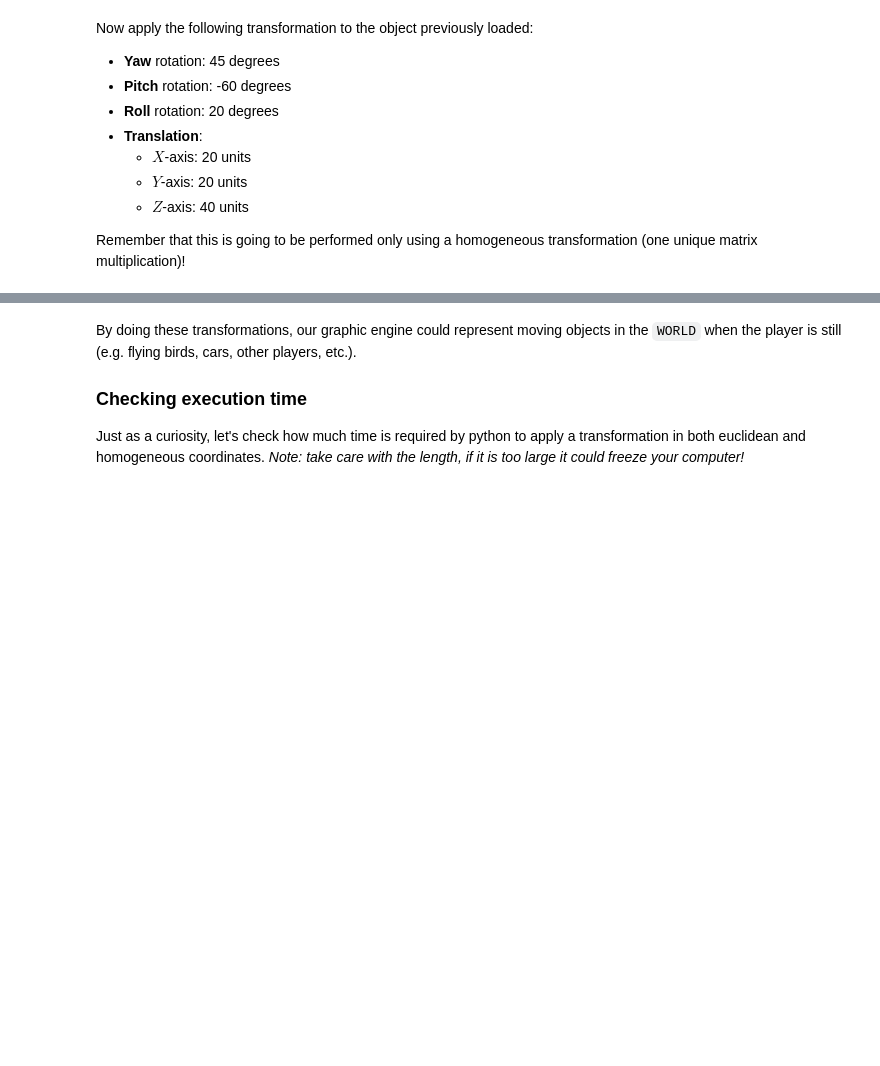
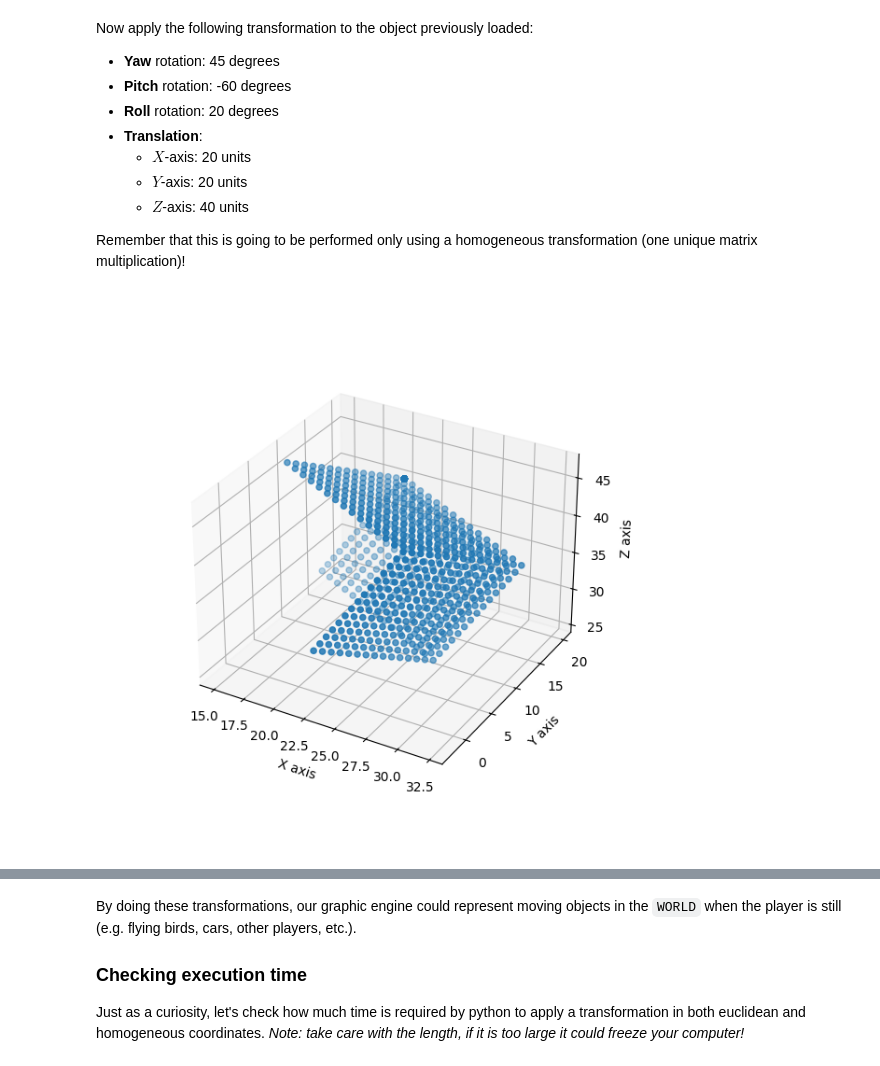
Before and after one commit to tiko717/uma_cv_2024, a Jupyter notebook: Chapter 08. Image Formation/8.2 Mathematical tools. Homogeneous transformations.ipynb, the cells around one changed output, grey strips where cells are left out. Cells and saved outputs as stored; diff of their text form; code cells hidden in the pictures; blank space fills up the shorter version.

```diff
--- a/Chapter 08. Image Formation/8.2 Mathematical tools. Homogeneous transformations.ipynb
+++ b/Chapter 08. Image Formation/8.2 Mathematical tools. Homogeneous transformations.ipynb
@@ -128,25 +131,25 @@ def apply_homogeneous_transformation(data, yaw, pitch, roll, translation):
     # Write your code here!
 
     # Transform to radians
-    yaw = radians(None)
-    pitch = radians(None)
-    roll = radians(None)
+    yaw = radians(yaw)
+    pitch = radians(pitch)
+    roll = radians(roll)
 
     # Construct rotation matrices
-    Rx = np.array(None)
-    Ry = np.array(None)
-    Rz = np.array(None)
+    Rx = np.array([[1,0,0], [0,cos(roll),-sin(roll)], [0,sin(roll),cos(roll)]])
+    Ry = np.array([[cos(pitch),0,sin(pitch)], [0,1,0], [-sin(pitch),0,cos(pitch)]])
+    Rz = np.array([[cos(yaw),-sin(yaw),0], [sin(yaw),cos(yaw),0], [0,0,1]])
 
     # Combine rotation matrices
-    R = None
+    R = Rz@Ry@Rx
 
     # Create homogenous transformation matrix
     t = np.zeros((4,4))
-    t[0:3,0:3] = None
-    t[0:3,3] = None
-    t[3,3] = None
+    t[0:3,0:3] = R
+    t[0:3,3] = translation
+    t[3,3] = 1
 
-    transformed = None
+    transformed = t@data
 
     # Create figure
     fig = plt.figure()
@@ -160,7 +163,7 @@ def apply_homogeneous_transformation(data, yaw, pitch, roll, translation):
     ax.set_zlabel('Z axis')
 
     # Plot points
-    ax.scatter(transformed[None,None], transformed[None,None], transformed[None,None]);
+    ax.scatter(transformed[0,:], transformed[1,:], transformed[2,:]);
 # %% [markdown]
 Now apply the following transformation to the object previously loaded:
 
@@ -176,9 +179,11 @@ Remember that this is going to be performed only using a homogeneous transformat
 # %%
 # Load data
 data = np.load("./data/data.npy")
 
 # Apply transformation
-apply_homogeneous_transformation(data, None, None, None, [None,None,None])
+apply_homogeneous_transformation(data, 45, -60, 20, [20,20,40])
+# %% [output]
+[figure, added]
 # %% [markdown]
 <font color='blue'>**Expected output:**  </font>
 
```
Also changed, not shown: parts of 4 cells of this notebook, 2 other files.
